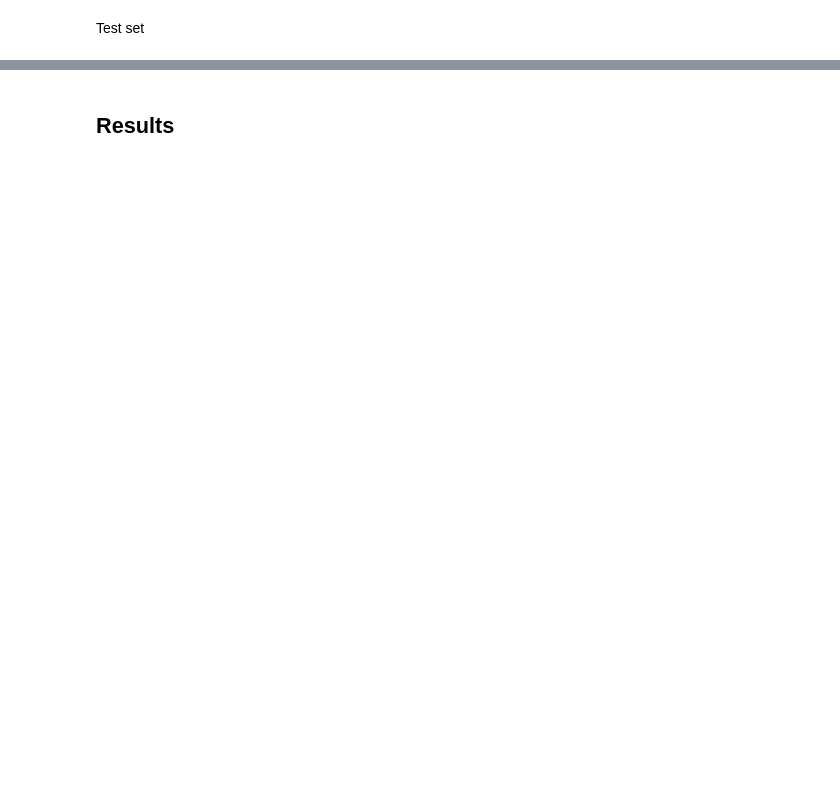
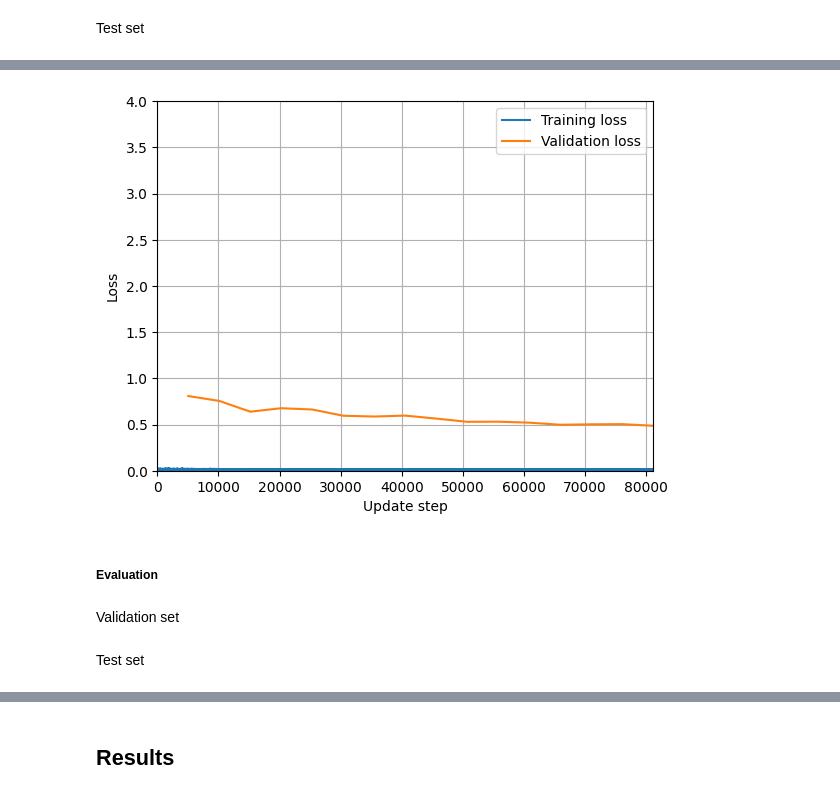
Before and after one commit to vincenzo-scotti/def_2_vec, a Jupyter notebook: notebooks/fit_eval.ipynb, the cells around one changed output, grey strips where cells are left out. Cells and saved outputs as stored; diff of their text form; code cells hidden in the pictures; blank space fills up the shorter version.

```diff
--- a/notebooks/fit_eval.ipynb
+++ b/notebooks/fit_eval.ipynb
@@ -2463,0 +2493,6 @@ SignificanceResult(statistic=0.6190004467226042, pvalue=1.1836703811370369e-146)
+# %%
+task = 'newsgroup'
+# %%
+model = SequenceClassification(300, len(le[task].classes_))
+model = model.to(device)
+model
@@ -2463,0 +2511,7 @@ SignificanceResult(statistic=0.6190004467226042, pvalue=1.1836703811370369e-146)
+# %%
+lr = 0.001
+batch_size = 8
+n_epochs = 64
+accumulation_steps = 64
+optimizer = torch.optim.AdamW(params=model.parameters(), lr=lr, weight_decay=0.2)
+# optimizer = torch.optim.RMSprop(params=model.parameters(), lr=lr)
@@ -2463,0 +2547,7 @@ SignificanceResult(statistic=0.6190004467226042, pvalue=1.1836703811370369e-146)
+# %%
+data_loader = {
+    split: torch.utils.data.DataLoader(
+        data, batch_size=batch_size, collate_fn=collate, shuffle=split == 'train'
+    )
+    for split, data in ng.items()
+}
@@ -2463,0 +2655,14 @@ SignificanceResult(statistic=0.6190004467226042, pvalue=1.1836703811370369e-146)
+# %%
+plt.figure()
+plt.plot(range(len(history)), history, label='Training loss')
+plt.plot(range(len(data_loader['train']) - 1, len(history), len(data_loader['train'])), validation_history, label='Validation loss')
+plt.legend(loc='best')
+plt.xlabel('Update step')
+plt.ylabel('Loss')
+plt.xlim([0.0, len(history)])
+plt.ylim([0.0, 4.0])
+plt.grid()
+# %% [output]
+[figure, added]
+# %% [markdown]
+##### Evaluation
@@ -2463,0 +2672,2 @@ SignificanceResult(statistic=0.6190004467226042, pvalue=1.1836703811370369e-146)
+# %% [markdown]
+Validation set
@@ -2463,0 +2752,2 @@ SignificanceResult(statistic=0.6190004467226042, pvalue=1.1836703811370369e-146)
+# %% [markdown]
+Test set
```
Also changed, not shown: parts of 82 cells of this notebook, 2 other files.
